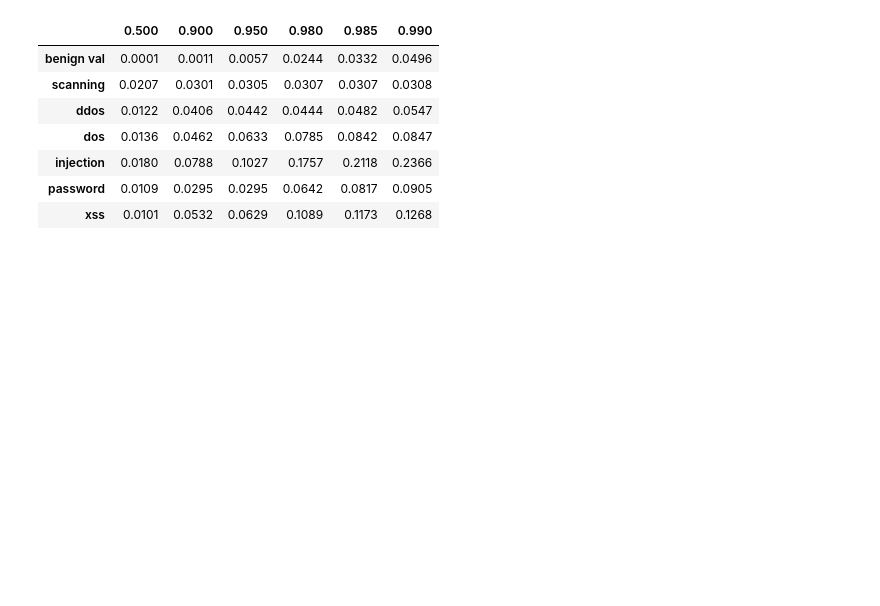
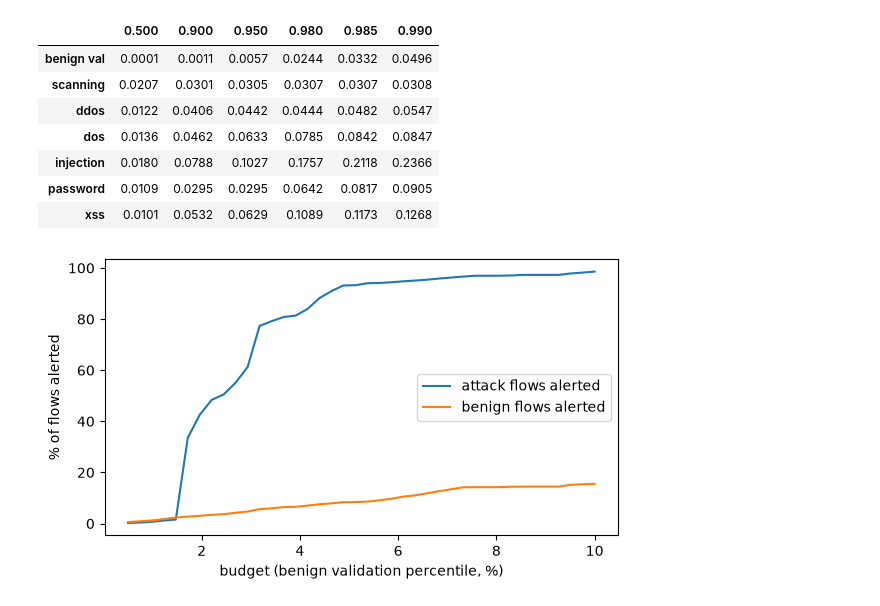
Before and after one commit to NasserHossam/nids-tcn-evt, a Jupyter notebook: notebooks/19_alert_demo.ipynb, the cells around one changed output. Drawn from its saved outputs; the diff is of its cells as text; code cells hidden in the pictures; blank space fills up the shorter version.

```diff
--- a/notebooks/19_alert_demo.ipynb
+++ b/notebooks/19_alert_demo.ipynb
@@ -124,3 +124,33 @@ score quantiles (threshold at 1% budget =  0.0496 )
 | injection | 0.0180 | 0.0788 | 0.1027 | 0.1757 | 0.2118 | 0.2366 |
 | password | 0.0109 | 0.0295 | 0.0295 | 0.0642 | 0.0817 | 0.0905 |
 | xss | 0.0101 | 0.0532 | 0.0629 | 0.1089 | 0.1173 | 0.1268 |
+# %%
+import sys
+from pathlib import Path
+import numpy as np, pandas as pd, matplotlib.pyplot as plt
+
+ROOT = Path.cwd().parent
+sys.path.insert(0, str(ROOT))
+from src.alerts import FlowDetector
+from src.pipeline import DATA, RESULTS
+
+det = FlowDetector(RESULTS, threshold=1.0)
+val = pd.read_parquet(DATA / "val.parquet").sample(200_000, random_state=11)
+tune = pd.read_parquet(DATA / "tune.parquet").sample(50_000, random_state=11).sort_values("row_id")
+val_s, s = det.score(val), det.score(tune)
+is_atk = (tune["Attack"] != "Benign").to_numpy()
+
+(ROOT / "report" / "figures").mkdir(parents=True, exist_ok=True)
+buds = np.linspace(0.005, 0.10, 40)
+atk, ben = [], []
+for b_ in buds:
+    f = s > np.quantile(val_s, 1 - b_)
+    atk.append(f[is_atk].mean()); ben.append(f[~is_atk].mean())
+
+fig, ax = plt.subplots(figsize=(6, 3.5))
+ax.plot(buds * 100, np.array(atk) * 100, label="attack flows alerted")
+ax.plot(buds * 100, np.array(ben) * 100, label="benign flows alerted")
+ax.set_xlabel("budget (benign validation percentile, %)"); ax.set_ylabel("% of flows alerted"); ax.legend()
+fig.tight_layout(); fig.savefig(ROOT / "report" / "figures" / "fig2_operating_points.png", dpi=200)
+# %% [output]
+[figure, added]
```
Also changed, not shown: parts of 1 cell of this notebook, 9 other files.
